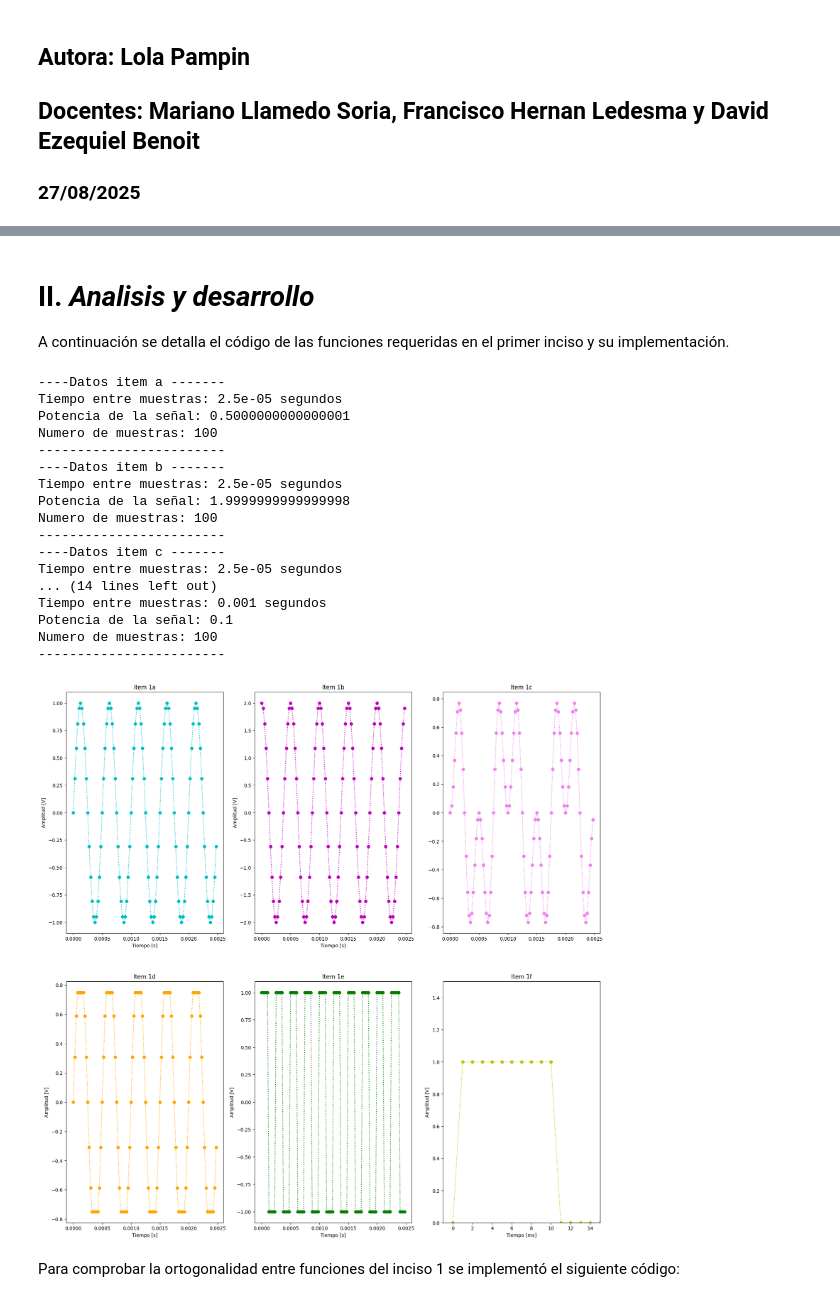
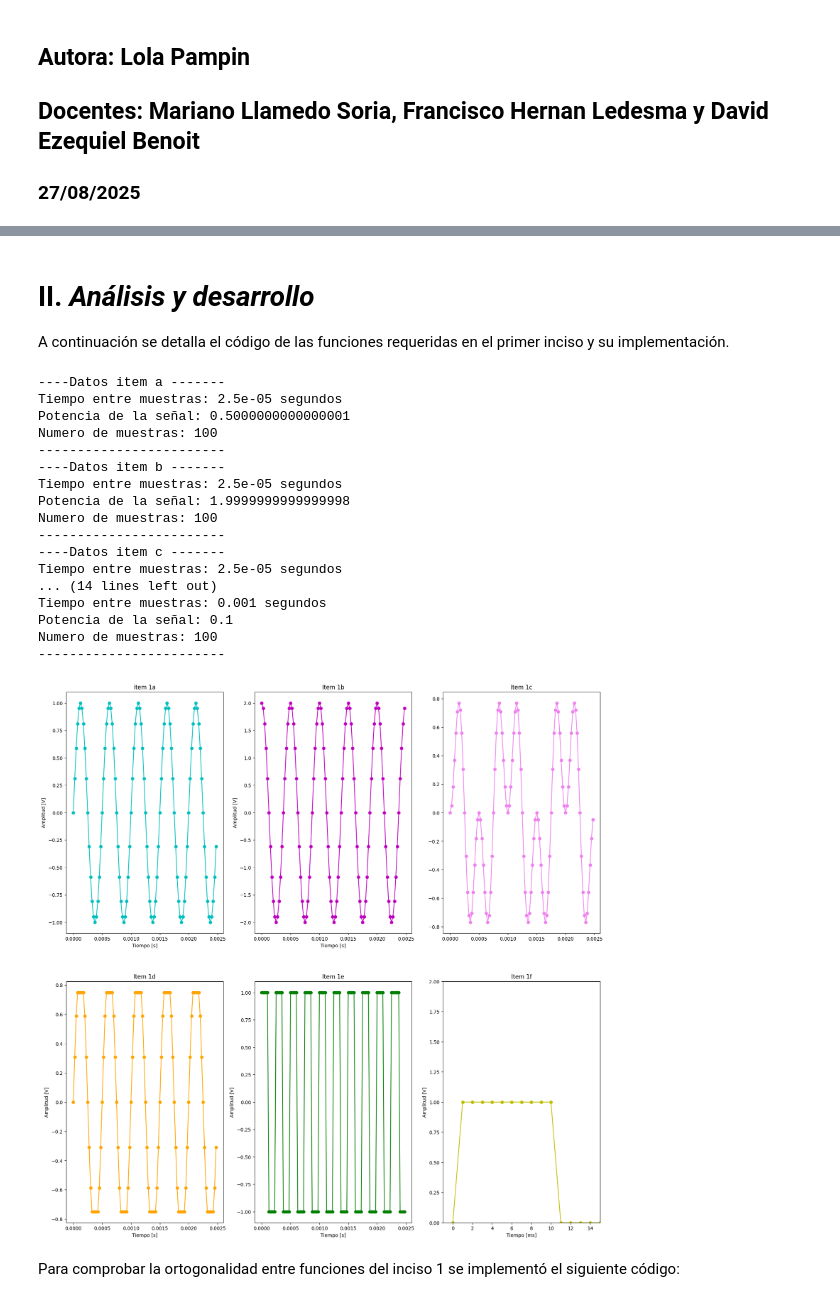
Before and after one commit to LolaPampin07/APS, a Jupyter notebook: TP1 sintesis de senales/_TS1-Síntesis de señales.ipynb, the cells around one changed output, grey strips where cells are left out. Cells and saved outputs as stored; diff of their text form; code cells hidden in the pictures.

```diff
--- a/TP1 sintesis de senales/_TS1-Síntesis de señales.ipynb
+++ b/TP1 sintesis de senales/_TS1-Síntesis de señales.ipynb
@@ -90,5 +113,5 @@ $$
 # %% [markdown]
-# II. *Analisis y desarrollo*
+# II. *Análisis y desarrollo*
 A continuación se detalla el código de las funciones requeridas en el primer inciso y su implementación.
 # %%
 #Librerias
@@ -196,57 +219,58 @@ plt.subplot(2,3,1)
 plt.title('item 1a')
 plt.xlabel('Tiempo [s]')
 plt.ylabel('Amplitud [V]')
-plt.plot(tta, fa,'o:', color ='c')
+plt.plot(tta, fa,'o-', color ='c')
 
 plt.subplot(2,3,2)
 plt.title('Item 1b')
 plt.xlabel('Tiempo [s]')
 plt.ylabel('Amplitud [V]')
-plt.plot(ttb,fb,'o:', color ='m')
+plt.plot(ttb,fb,'o-', color ='m')
 
 plt.subplot(2,3,3)
 plt.title('Item 1c')
-plt.plot(ttc,fc,'o:', color ='violet')
+plt.plot(ttc,fc,'o-', color ='violet')
 
 plt.subplot(2,3,4)
 plt.title('Item 1d')
 plt.xlabel('Tiempo [s]')
 plt.ylabel('Amplitud [V]')
-plt.plot(ttd,fd,'o:', color= 'orange')
+plt.plot(ttd,fd,'o-', color= 'orange')
 
 plt.subplot(2,3,5)
 plt.title('Item 1e')
 plt.xlabel('Tiempo [s]')
 plt.ylabel('Amplitud [V]')
-plt.plot(tte,fe,'o:', color ='green')
+plt.plot(tte,fe,'o-', color ='green')
 
 plt.subplot(2,3,6)
 plt.title('Item 1f')
 plt.axis([-1,15,0,1.5])
 plt.xlabel('Tiempo [ms]')
 plt.ylabel('Amplitud [V]')
-plt.plot(ff,'o:', color = 'y')
+plt.ylim (0,2)
+plt.plot(ff,'o-', color = 'y')
 
 plt.show()
 # %% [output]
 ----Datos item a -------
 Tiempo entre muestras: 2.5e-05 segundos
 Potencia de la señal: 0.5000000000000001
 Numero de muestras: 100
 ------------------------
 ----Datos item b -------
 Tiempo entre muestras: 2.5e-05 segundos
 Potencia de la señal: 1.9999999999999998
 Numero de muestras: 100
 ------------------------
 ----Datos item c -------
 Tiempo entre muestras: 2.5e-05 segundos
 ... (14 lines left out)
 Tiempo entre muestras: 0.001 segundos
 Potencia de la señal: 0.1
 Numero de muestras: 100
 ------------------------
-[figure, old version]
+[figure, new version]
 # %% [markdown]
 Para comprobar la ortogonalidad entre funciones del inciso 1 se implementó el siguiente código:
 # %%
```
Also changed, not shown: parts of 4 cells of this notebook, 1 other file.
